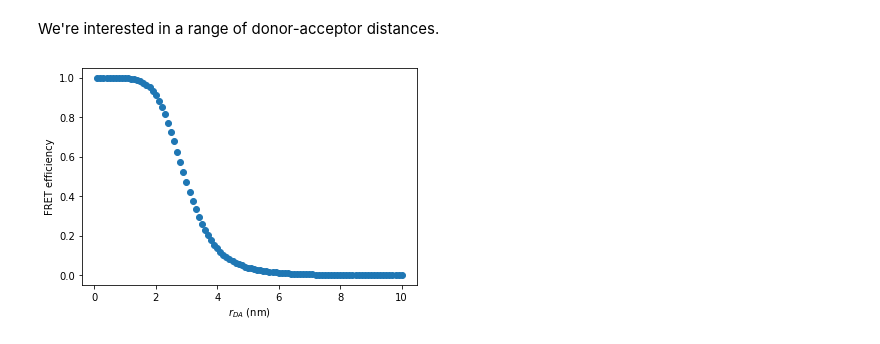
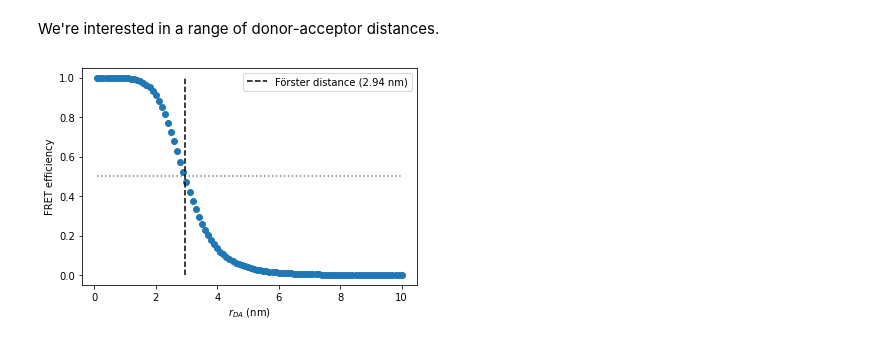
Before and after one commit to nbeaver/ws2-diamond-fret-calculation, a Jupyter notebook: WS2_NV-_center_FRET_estimation.ipynb, the cells around one changed output. Cells and saved outputs as stored; diff of their text form; code cells hidden in the pictures.

```diff
--- a/WS2_NV-_center_FRET_estimation.ipynb
+++ b/WS2_NV-_center_FRET_estimation.ipynb
@@ -283,8 +283,11 @@ for r_DA_nm in r_DA_range_nm:
 FRET_efficiencies = np.array(FRET_efficiencies_list)
 # %%
 plt.clf()
+plt.hlines(y=0.5, xmin=min(r_DA_range_nm), xmax=max(r_DA_range_nm), color="gray", linestyles="dotted")
+plt.vlines(x=R_0_nm, ymin=0, ymax=1, color="black", linestyles="dashed", label="Förster distance ({:.3g} nm)".format(R_0_nm))
 plt.scatter(r_DA_range_nm, FRET_efficiencies)
 plt.xlabel("$r_{DA}$ (nm)")
+plt.legend()
 plt.ylabel("FRET efficiency");
 # %% [output]
-[figure, old version]
+[figure, new version]
```
